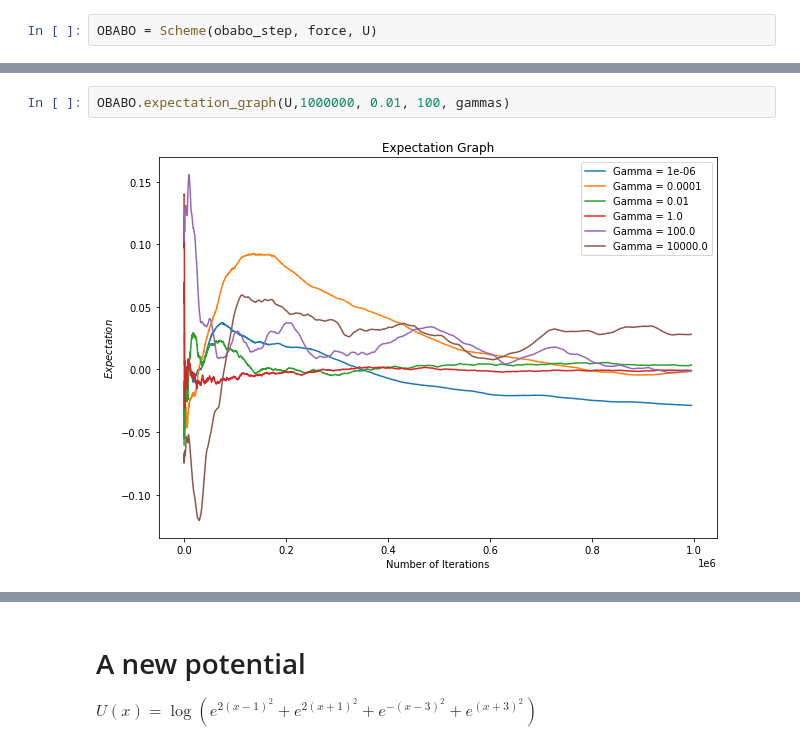
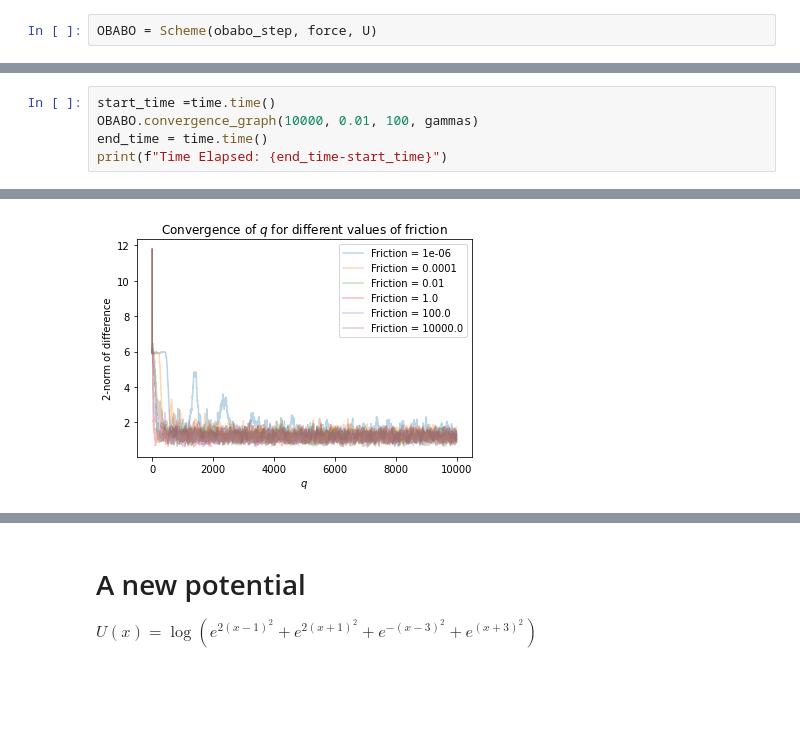
Before and after one commit to ktadgh/Langevin-Dynamics, a Jupyter notebook: OBABO.ipynb, the cells around one changed output, grey strips where cells are left out. Saved outputs shown, nothing was run; the diff lists cells and outputs as text; blank space fills up the shorter version.

```diff
--- a/OBABO.ipynb
+++ b/OBABO.ipynb
@@ -172,4 +193,6 @@ File "..\..\..\..\AppData\Local\Temp\ipykernel_23996\1480373070.py", line 1:
-# %%
-OBABO.expectation_graph(U,1000000, 0.01, 100, gammas)
-# %% [output]
-[figure, removed]
+# %%
+start_time =time.time()
+OBABO.convergence_graph(10000, 0.01, 100, gammas)
+end_time = time.time()
+print(f"Time Elapsed: {end_time-start_time}")
+# %% [output]
@@ -175,0 +200 @@ OBABO.expectation_graph(U,1000000, 0.01, 100, gammas)
+[figure, added]
```
Also changed, not shown: parts of 25 cells of this notebook.
